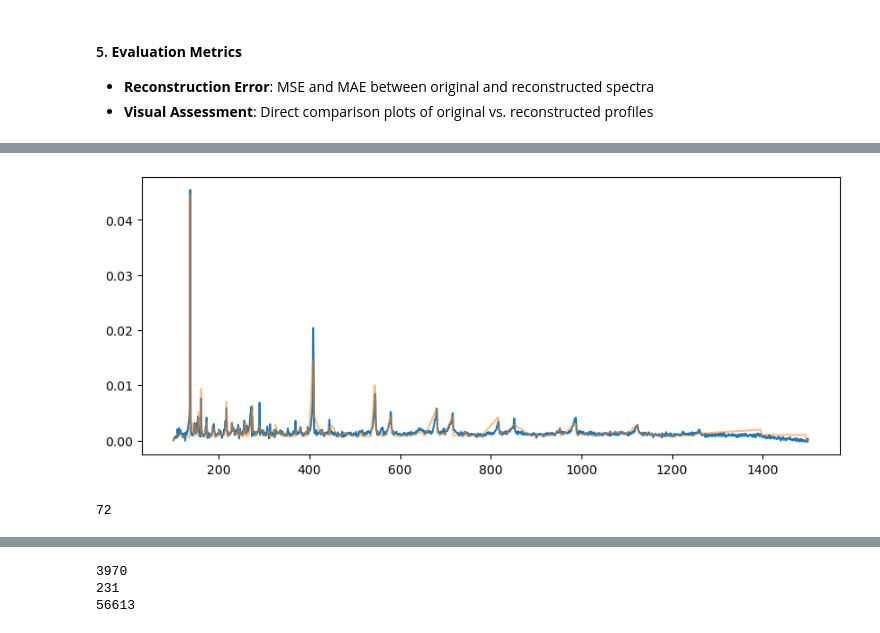
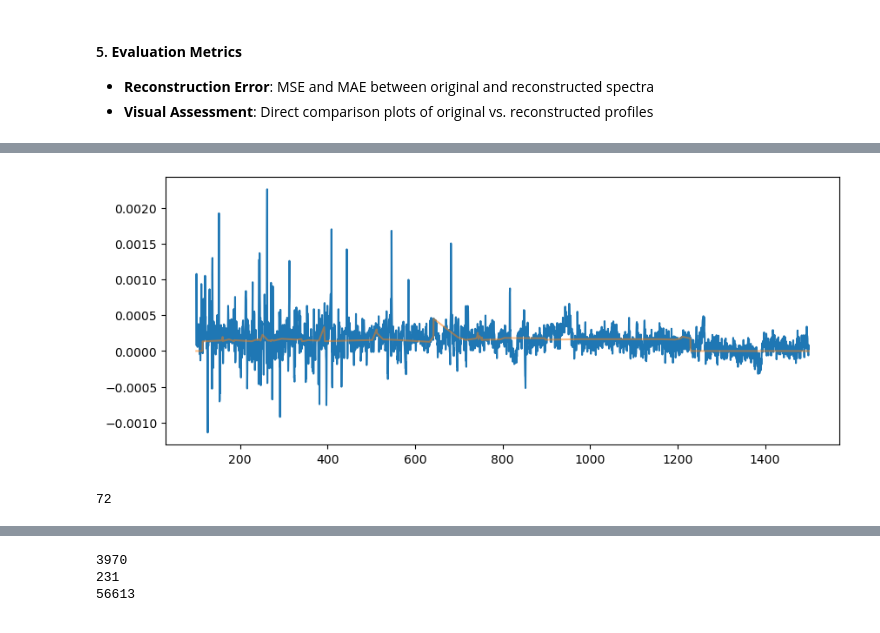
Before and after one commit to Tapiwamaz/HonoursResearch, a Jupyter notebook: Notebooks/AE.ipynb, the cells around one changed output, grey strips where cells are left out. Saved outputs shown, nothing was run; the diff lists cells and outputs as text; code cells hidden in the pictures.

```diff
--- a/Notebooks/AE.ipynb
+++ b/Notebooks/AE.ipynb
@@ -75,7 +64,7 @@ To enable the following instructions: AVX2 FMA, in other operations, rebuild Ten
 # Data preprocessing - convert all spectra to same length
 from scipy.interpolate import interp1d
 
-def preprocess_spectra(spectra_list, target_length=1400):
+def preprocess_spectra(spectra_list, target_length=10000):
     processed_intensities = []
     all_mzs = []
 
@@ -166,7 +153,7 @@ print(f"  Mean: {X_train.mean():.6f}, Std: {X_train.std():.6f}")
 print("Starting training...")
 history = autoencoder.fit(
     X_train, X_train,
-    epochs=20,
+    epochs=10,
     batch_size=32,
     validation_data=(X_test, X_test),
     callbacks=[early_stopping],
@@ -282,21 +269,21 @@ Mean reconstruction error: 0.000000
 # %%
 # plot various recreations of spectra vs each other
 # plt.plot(common_mzs,X_processed[2])
 # plt.show()
 
 # print(np.array(X_processed[0]))
-r = autoencoder(np.array([X_processed[56613]]))
+r = autoencoder(np.array([X_processed[0]]))
 plt.figure(figsize=(10,4))
 plt.plot(common_mzs,r[0])
-plt.plot(common_mzs,X_processed[56613],alpha=0.5)
+plt.plot(common_mzs,X_processed[0],alpha=0.5)
 
 plt.show()
 
 # It seems to be true that there are some spectra that are not reconstrcted well by the AE , e.g index 0,1,2
 # My hypothesis is that such points have a low amount of the total number of mz actually recorded - high interpolation
 len(my_spectra[20][0])
 # %% [output]
-[figure, old version]
+[figure, new version]
 72
 # %%
 # I want export an array of the interopolated OG data and the reconstructed data.
```
Also changed, not shown: parts of 9 cells of this notebook, 1 other file.
